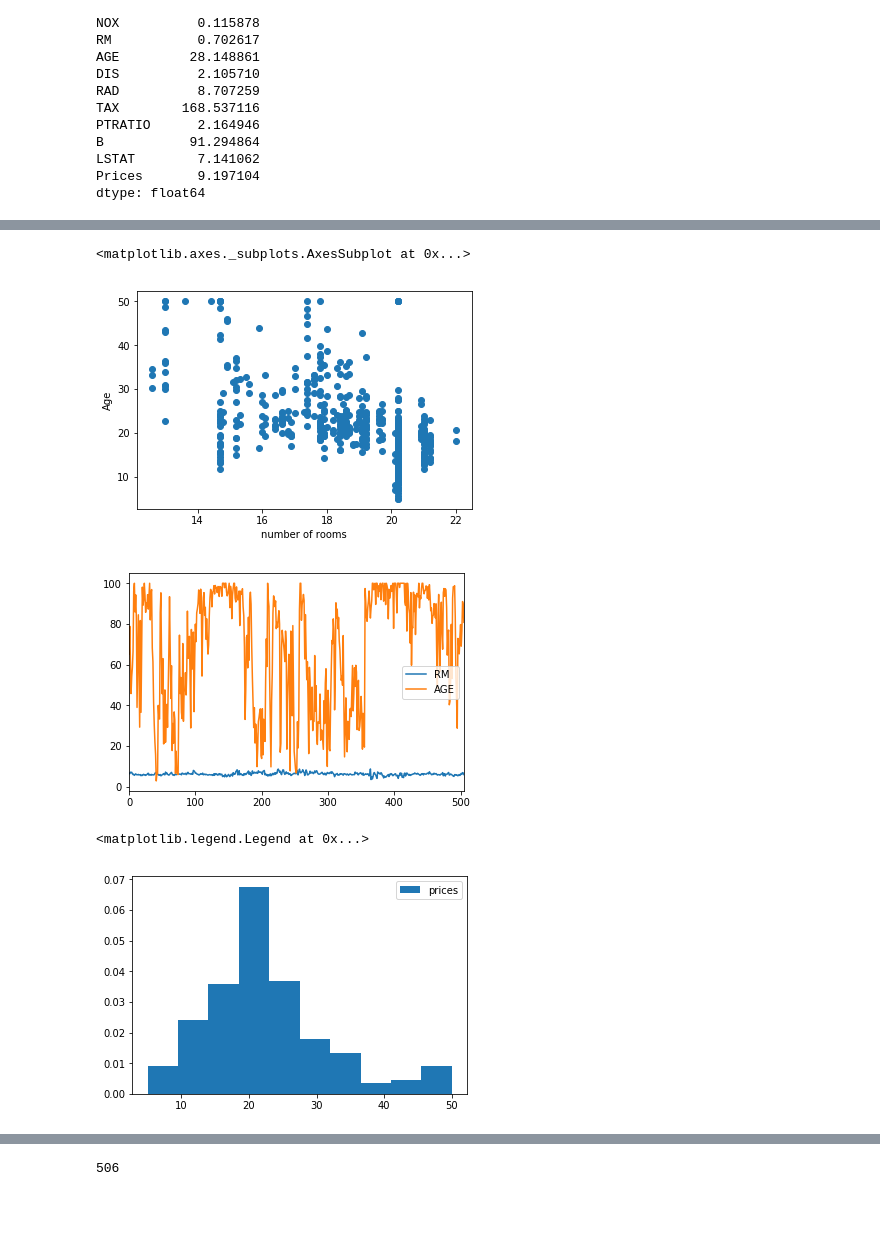
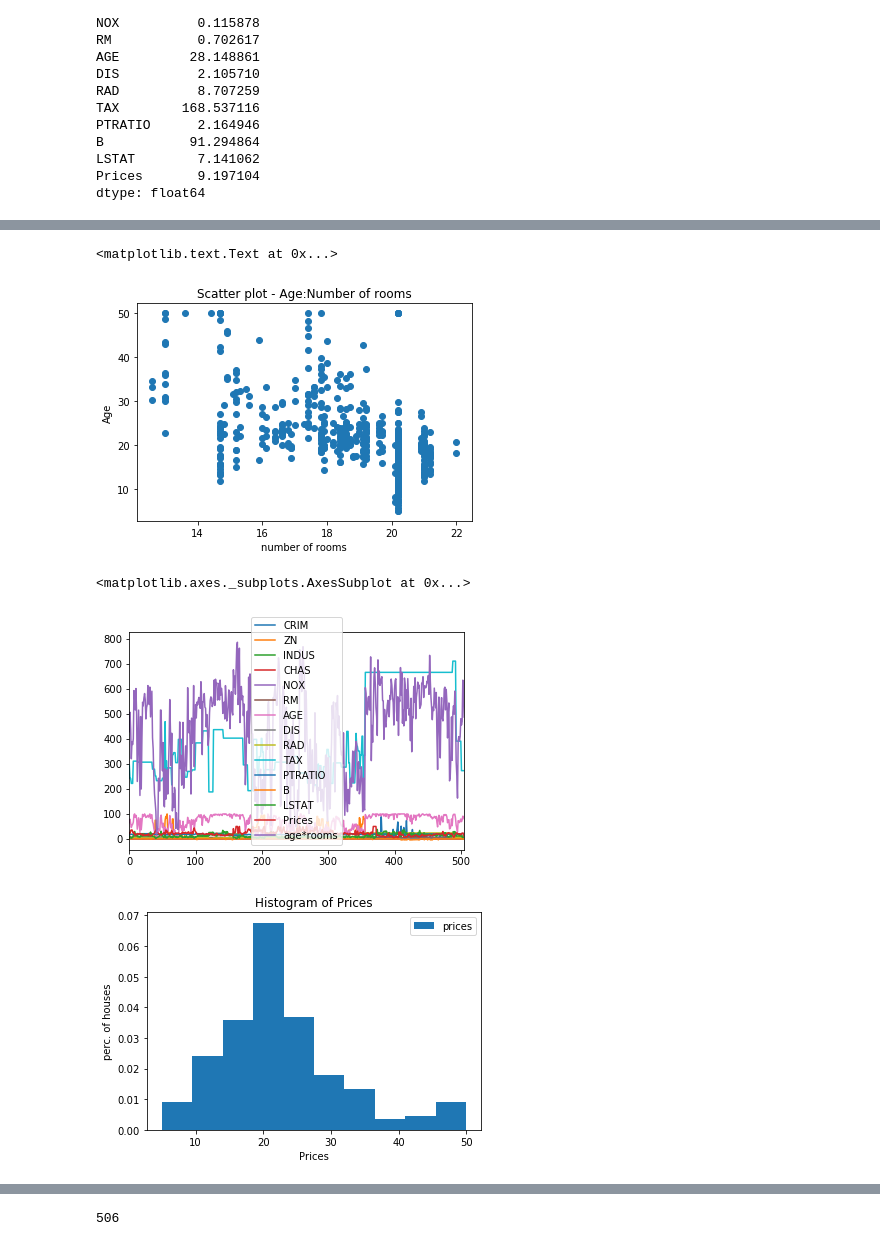
Before and after one commit to uriargaman1/myNewProject, a Jupyter notebook: LearningPandasNotebook.ipynb, the cells around one changed output, grey strips where cells are left out. Cells and saved outputs as stored; diff of their text form; code cells hidden in the pictures; blank space fills up the shorter version.

```diff
--- a/LearningPandasNotebook.ipynb
+++ b/LearningPandasNotebook.ipynb
@@ -260,15 +373,23 @@ boston_df["age*rooms"] = boston_df.RM.values * boston_df.AGE.values
 # %%
 plt.scatter(boston_df.PTRATIO.values , boston_df.Prices.values)
 plt.xlabel("number of rooms")
 plt.ylabel("Age")
-boston_df.loc[:,["RM", "AGE"]].plot()
+plt.title('Scatter plot - Age:Number of rooms')
 # %% [output]
-<matplotlib.axes._subplots.AxesSubplot at 0x...>
+<matplotlib.text.Text at 0x...>
-[figure, old version]
+[figure, new version]
-[figure, removed]
+# %%
+# use pandas plot
+boston_df.plot()
+# %% [output]
+<matplotlib.axes._subplots.AxesSubplot at 0x...>
+[figure, added]
 # %%
 plt.hist(boston_df.Prices.values, label="prices", normed=1)
 plt.legend()
+plt.xlabel("Prices")
+plt.ylabel("perc. of houses")
+plt.title('Histogram of Prices')
+plt.show()
 # %% [output]
-<matplotlib.legend.Legend at 0x...>
-[figure, old version]
+[figure, new version]
```
Also changed, not shown: parts of 48 cells of this notebook.
